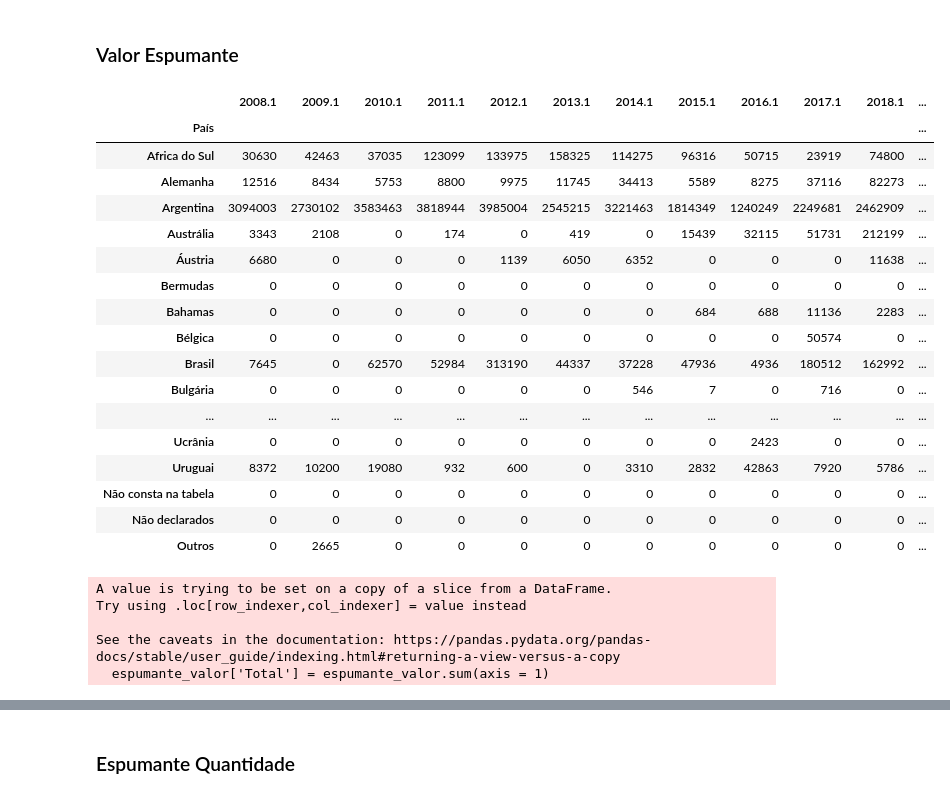
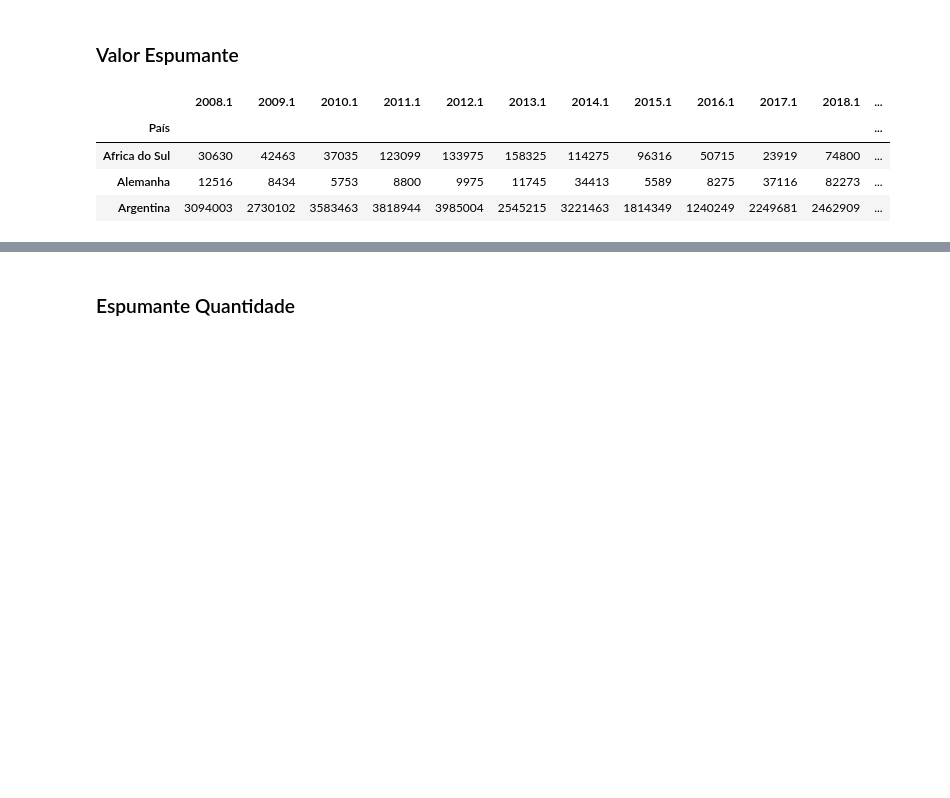
Before and after one commit to ArthurNSiqueira/tech_challenge, a Jupyter notebook: Tech_Challenge.ipynb, the cells around one changed output, grey strips where cells are left out. Cells and saved outputs as stored; diff of their text form; code cells hidden in the pictures; blank space fills up the shorter version.

```diff
--- a/Tech_Challenge.ipynb
+++ b/Tech_Challenge.ipynb
@@ -171,35 +148,13 @@ espumante = espumante[colunas_15anos]
 # %%
 # Pegando apenas as colunas impares que são referentes ao valor importado
 espumante_valor = espumante.iloc[:,1::2]
-espumante_valor
+espumante_valor.head(3)
 # %% [output]
 |  | 2008.1 | 2009.1 | 2010.1 | 2011.1 | 2012.1 | 2013.1 | 2014.1 | 2015.1 | 2016.1 | 2017.1 | 2018.1 | ... |
 | País |  |  |  |  |  |  |  |  |  |  |  | ... |
 | Africa do Sul | 30630 | 42463 | 37035 | 123099 | 133975 | 158325 | 114275 | 96316 | 50715 | 23919 | 74800 | ... |
 | Alemanha | 12516 | 8434 | 5753 | 8800 | 9975 | 11745 | 34413 | 5589 | 8275 | 37116 | 82273 | ... |
 | Argentina | 3094003 | 2730102 | 3583463 | 3818944 | 3985004 | 2545215 | 3221463 | 1814349 | 1240249 | 2249681 | 2462909 | ... |
-| Austrália | 3343 | 2108 | 0 | 174 | 0 | 419 | 0 | 15439 | 32115 | 51731 | 212199 | ... |
-| Áustria | 6680 | 0 | 0 | 0 | 1139 | 6050 | 6352 | 0 | 0 | 0 | 11638 | ... |
-| Bermudas | 0 | 0 | 0 | 0 | 0 | 0 | 0 | 0 | 0 | 0 | 0 | ... |
-| Bahamas | 0 | 0 | 0 | 0 | 0 | 0 | 0 | 684 | 688 | 11136 | 2283 | ... |
-| Bélgica | 0 | 0 | 0 | 0 | 0 | 0 | 0 | 0 | 0 | 50574 | 0 | ... |
-| Brasil | 7645 | 0 | 62570 | 52984 | 313190 | 44337 | 37228 | 47936 | 4936 | 180512 | 162992 | ... |
-| Bulgária | 0 | 0 | 0 | 0 | 0 | 0 | 546 | 7 | 0 | 716 | 0 | ... |
-| ... | ... | ... | ... | ... | ... | ... | ... | ... | ... | ... | ... | ... |
-| Ucrânia | 0 | 0 | 0 | 0 | 0 | 0 | 0 | 0 | 2423 | 0 | 0 | ... |
-| Uruguai | 8372 | 10200 | 19080 | 932 | 600 | 0 | 3310 | 2832 | 42863 | 7920 | 5786 | ... |
-| Não consta na tabela | 0 | 0 | 0 | 0 | 0 | 0 | 0 | 0 | 0 | 0 | 0 | ... |
-| Não declarados | 0 | 0 | 0 | 0 | 0 | 0 | 0 | 0 | 0 | 0 | 0 | ... |
-| Outros | 0 | 2665 | 0 | 0 | 0 | 0 | 0 | 0 | 0 | 0 | 0 | ... |
 # %%
 # corringindo o nome das colunas
 espumante_valor.columns = espumante_valor.columns.str[:-2]
-# %%
-#criando uma coluna com o total de valor importado do espumante
-espumante_valor['Total'] = espumante_valor.sum(axis = 1)
-# %% [output]
-A value is trying to be set on a copy of a slice from a DataFrame.
-Try using .loc[row_indexer,col_indexer] = value instead
-
-See the caveats in the documentation: https://pandas.pydata.org/pandas-docs/stable/user_guide/indexing.html#returning-a-view-versus-a-copy
-  espumante_valor['Total'] = espumante_valor.sum(axis = 1)
```
Also changed, not shown: parts of 68 cells of this notebook.
